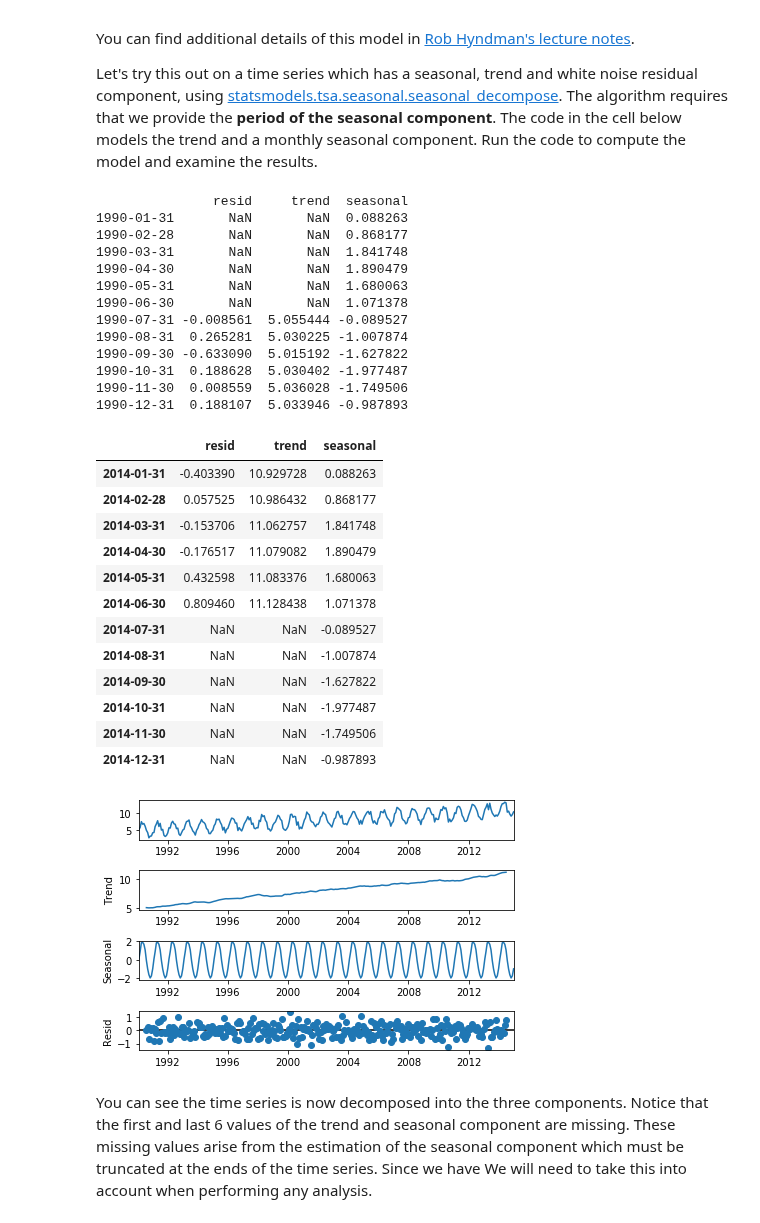
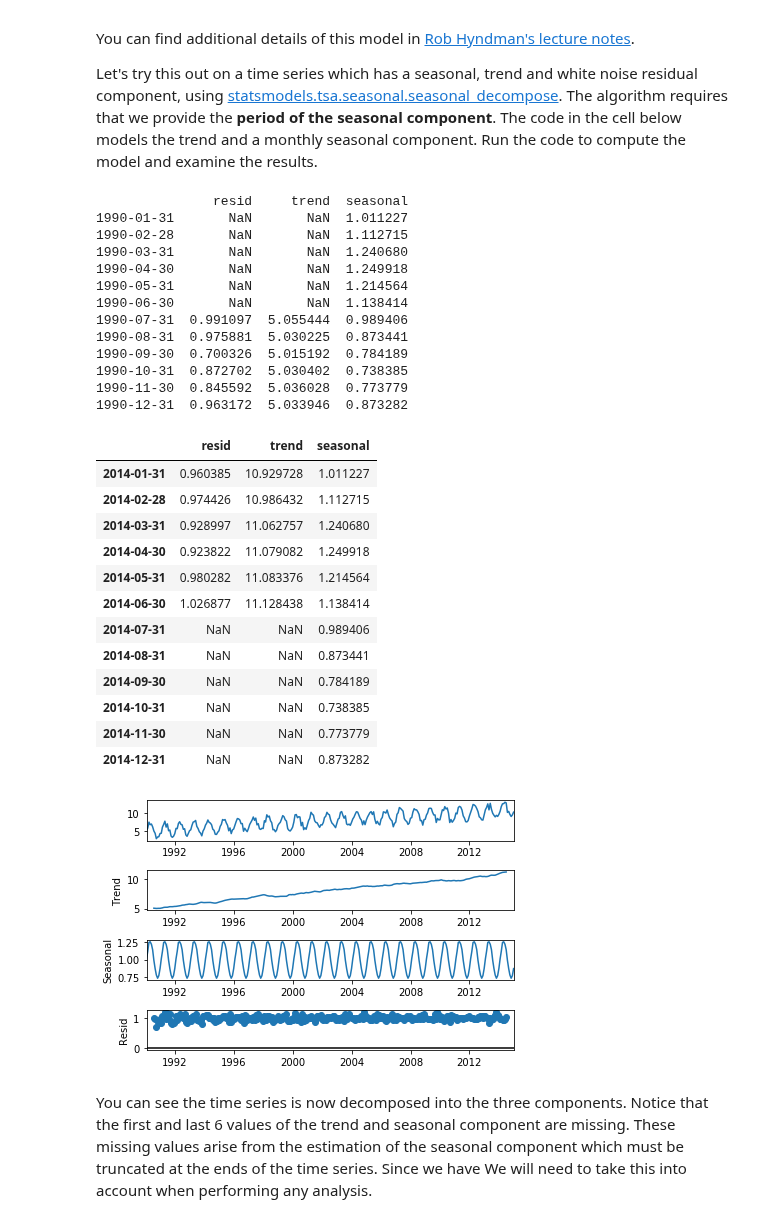
Before and after one commit to StephenElston/DataScience410, a Jupyter notebook: Lecture8/IntroToTimeSeries.ipynb, the cells around one changed output. Saved outputs shown, nothing was run; the diff lists cells and outputs as text; code cells hidden in the pictures.

```diff
--- a/Lecture8/IntroToTimeSeries.ipynb
+++ b/Lecture8/IntroToTimeSeries.ipynb
@@ -410,44 +410,44 @@ Let's try this out on a time series which has a seasonal, trend and white noise
 # %%
 def decomp_ts(ts, freq = 'M', model = 'additive'):
     res = sts.seasonal_decompose(ts, model = model)
     #resplot = res.plot()
     res.plot()
     return(pd.DataFrame({'resid': res.resid,
                          'trend': res.trend,
                          'seasonal': res.seasonal},
                        index = ts.index) )
 
-decomp = decomp_ts(seasonal)
+decomp = decomp_ts(seasonal, model='model')
 print(decomp[:12])
 decomp[-12:]
 # %% [output]
                resid     trend  seasonal
-1990-01-31       NaN       NaN  0.088263
-1990-02-28       NaN       NaN  0.868177
-1990-03-31       NaN       NaN  1.841748
-1990-04-30       NaN       NaN  1.890479
-1990-05-31       NaN       NaN  1.680063
-1990-06-30       NaN       NaN  1.071378
-1990-07-31 -0.008561  5.055444 -0.089527
-1990-08-31  0.265281  5.030225 -1.007874
-1990-09-30 -0.633090  5.015192 -1.627822
-1990-10-31  0.188628  5.030402 -1.977487
-1990-11-30  0.008559  5.036028 -1.749506
-1990-12-31  0.188107  5.033946 -0.987893
+1990-01-31       NaN       NaN  1.011227
+1990-02-28       NaN       NaN  1.112715
+1990-03-31       NaN       NaN  1.240680
+1990-04-30       NaN       NaN  1.249918
+1990-05-31       NaN       NaN  1.214564
+1990-06-30       NaN       NaN  1.138414
+1990-07-31  0.991097  5.055444  0.989406
+1990-08-31  0.975881  5.030225  0.873441
+1990-09-30  0.700326  5.015192  0.784189
+1990-10-31  0.872702  5.030402  0.738385
+1990-11-30  0.845592  5.036028  0.773779
+1990-12-31  0.963172  5.033946  0.873282
 |  | resid | trend | seasonal |
-| 2014-01-31 | -0.403390 | 10.929728 | 0.088263 |
-| 2014-02-28 | 0.057525 | 10.986432 | 0.868177 |
-| 2014-03-31 | -0.153706 | 11.062757 | 1.841748 |
-| 2014-04-30 | -0.176517 | 11.079082 | 1.890479 |
-| 2014-05-31 | 0.432598 | 11.083376 | 1.680063 |
-| 2014-06-30 | 0.809460 | 11.128438 | 1.071378 |
-| 2014-07-31 | NaN | NaN | -0.089527 |
-| 2014-08-31 | NaN | NaN | -1.007874 |
-| 2014-09-30 | NaN | NaN | -1.627822 |
-| 2014-10-31 | NaN | NaN | -1.977487 |
-| 2014-11-30 | NaN | NaN | -1.749506 |
-| 2014-12-31 | NaN | NaN | -0.987893 |
+| 2014-01-31 | 0.960385 | 10.929728 | 1.011227 |
+| 2014-02-28 | 0.974426 | 10.986432 | 1.112715 |
+| 2014-03-31 | 0.928997 | 11.062757 | 1.240680 |
+| 2014-04-30 | 0.923822 | 11.079082 | 1.249918 |
+| 2014-05-31 | 0.980282 | 11.083376 | 1.214564 |
+| 2014-06-30 | 1.026877 | 11.128438 | 1.138414 |
+| 2014-07-31 | NaN | NaN | 0.989406 |
+| 2014-08-31 | NaN | NaN | 0.873441 |
+| 2014-09-30 | NaN | NaN | 0.784189 |
+| 2014-10-31 | NaN | NaN | 0.738385 |
+| 2014-11-30 | NaN | NaN | 0.773779 |
+| 2014-12-31 | NaN | NaN | 0.873282 |
-[figure, old version]
+[figure, new version]
 # %% [markdown]
 You can see the time series is now decomposed into the three components. Notice that the first and last 6 values of the trend and seasonal component are missing. These missing values arise from the estimation of the seasonal component which must be truncated at the ends of the time series. Since we have  We will need to take this into account when performing any analysis.
 # %% [markdown]
```
Also changed, not shown: parts of 70 cells of this notebook.
